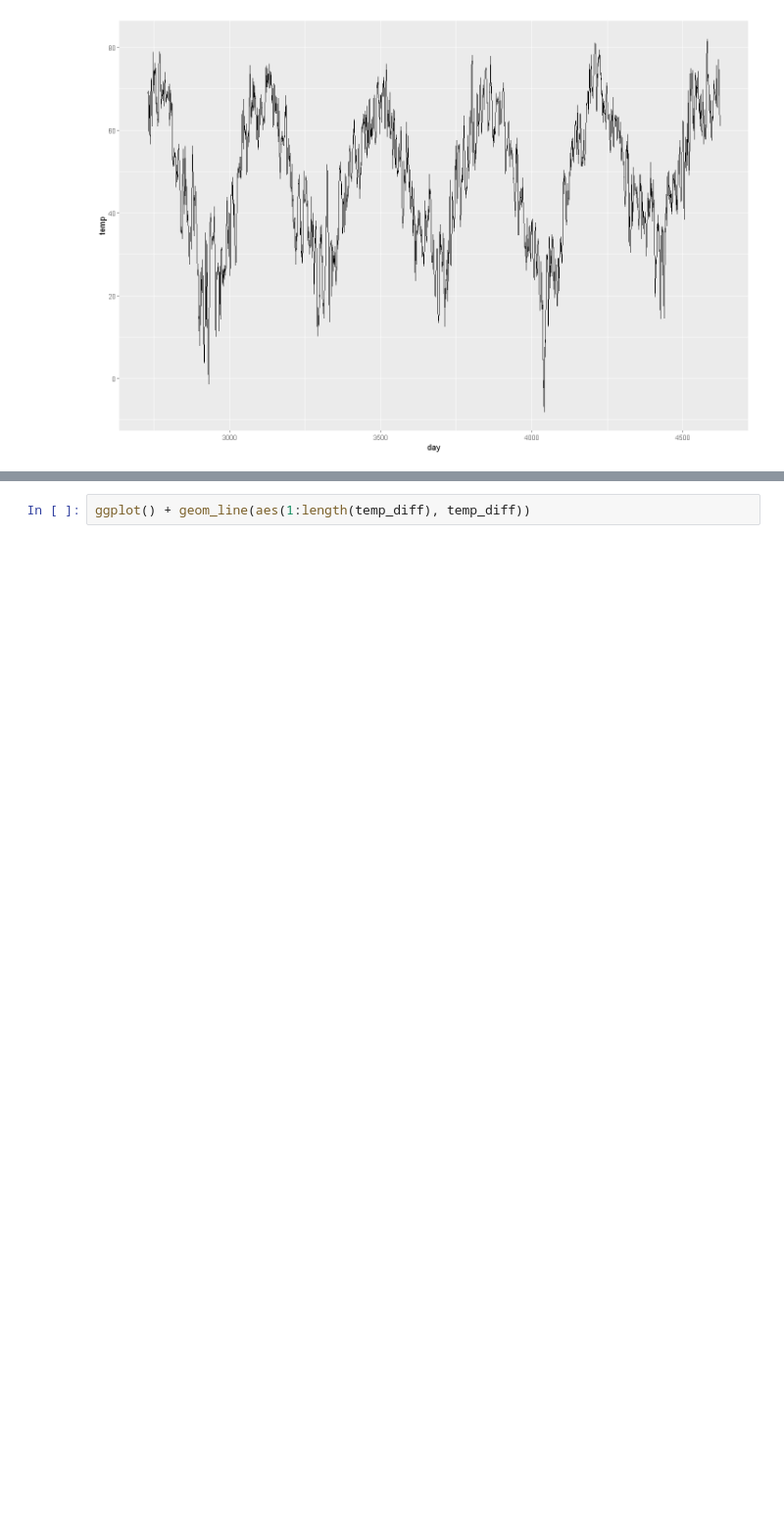
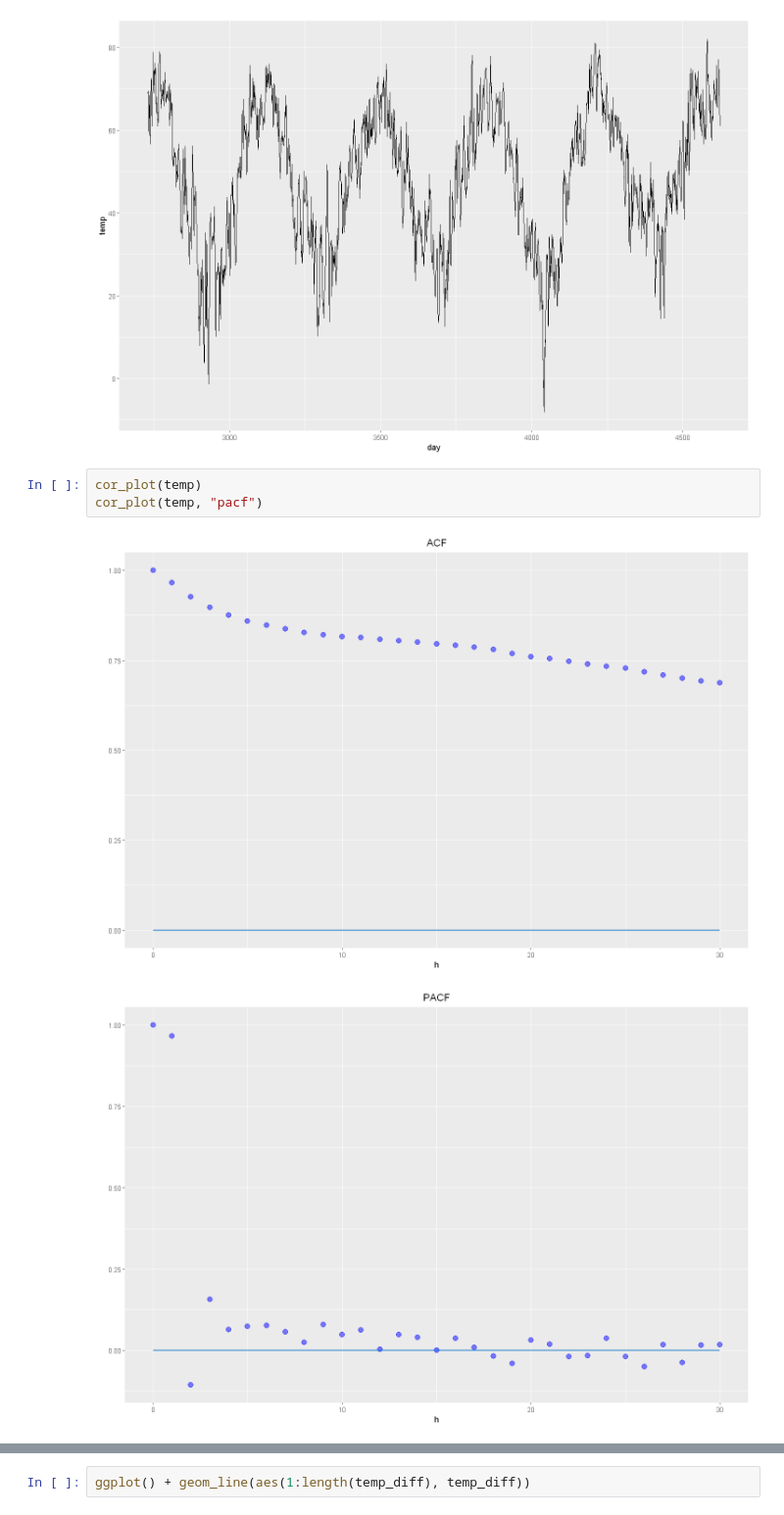
Before and after one commit to Szymex49/ARMA_temperature_modelling, a Jupyter notebook: R.ipynb, the cells around one changed output, grey strips where cells are left out. Shown at 98% size. Drawn from its saved outputs; the diff is of its cells as text; blank space fills up the shorter version.

```diff
--- a/R.ipynb
+++ b/R.ipynb
@@ -66,5 +90,11 @@ temp <- new_data$temp
 ggplot() + geom_line(aes(x=day, y=temp))
 # %% [output]
 [figure]
+# %%
+cor_plot(temp)
+cor_plot(temp, "pacf")
+# %% [output]
+[figure, added]
+[figure, added]
 # %%
 temp_diff <- diff(temp)
```
Also changed, not shown: parts of 7 cells of this notebook.
